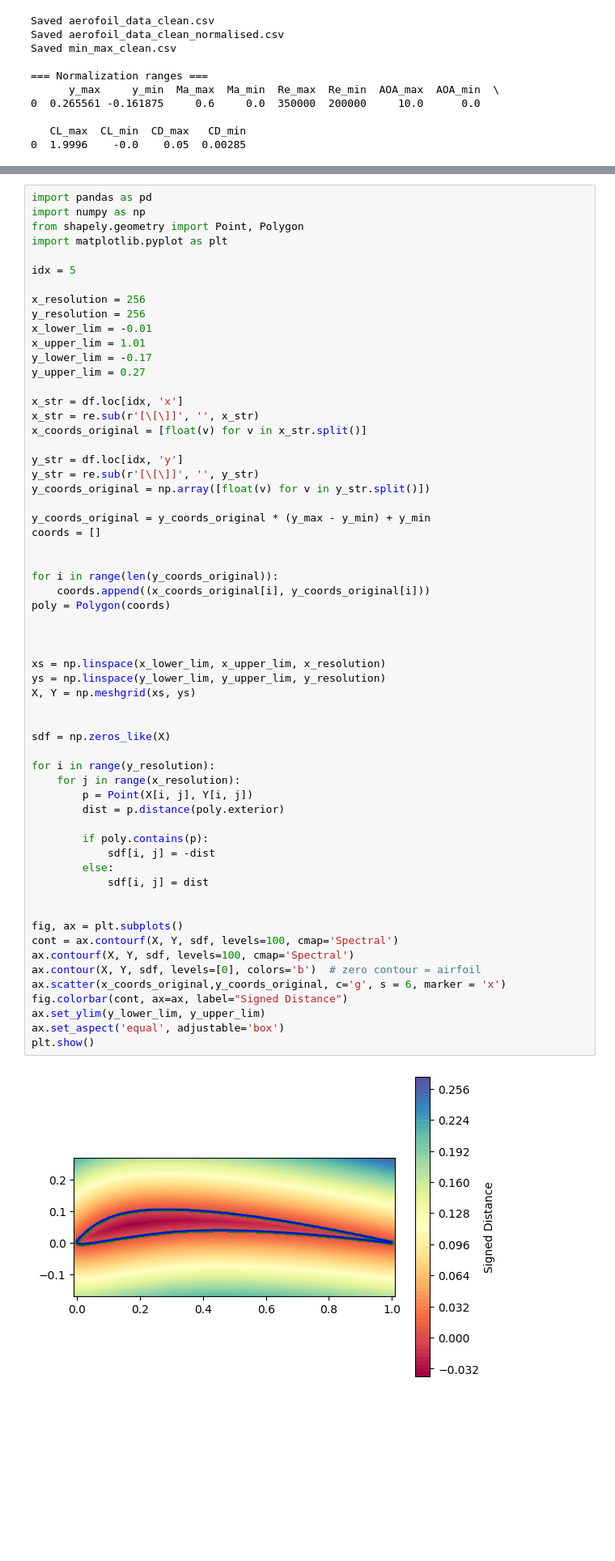
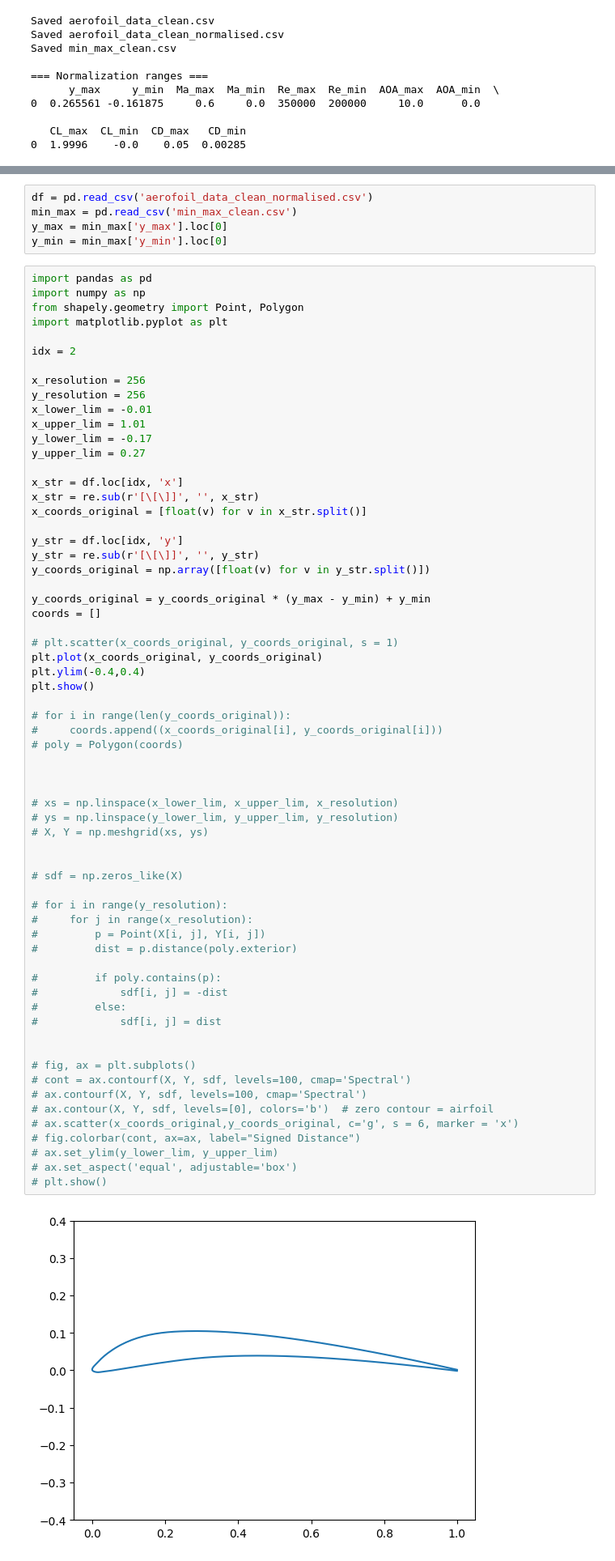
Before and after one commit to Yingfangeng/Diffusion_based_2DAirfoil_Generation, a Jupyter notebook: model_deployment.ipynb, the cells around one changed output, grey strips where cells are left out. Shown at 81% size. Drawn from its saved outputs; the diff is of its cells as text; blank space fills up the shorter version.

```diff
--- a/model_deployment.ipynb
+++ b/model_deployment.ipynb
@@ -279,62 +599,71 @@ df = pd.read_csv('aerofoil_data_clean_normalised.csv')
+# %%
+df = pd.read_csv('aerofoil_data_clean_normalised.csv')
+min_max = pd.read_csv('min_max_clean.csv')
+y_max = min_max['y_max'].loc[0]
+y_min = min_max['y_min'].loc[0]
 # %%
 import pandas as pd
 import numpy as np
 from shapely.geometry import Point, Polygon
 import matplotlib.pyplot as plt
 
-idx = 5
+idx = 2
 
 x_resolution = 256
 y_resolution = 256
 x_lower_lim = -0.01
 x_upper_lim = 1.01
 y_lower_lim = -0.17
 y_upper_lim = 0.27
 
 x_str = df.loc[idx, 'x']
 x_str = re.sub(r'[\[\]]', '', x_str)
 x_coords_original = [float(v) for v in x_str.split()]
 
 y_str = df.loc[idx, 'y']
 y_str = re.sub(r'[\[\]]', '', y_str)
 y_coords_original = np.array([float(v) for v in y_str.split()])
 
 y_coords_original = y_coords_original * (y_max - y_min) + y_min
 coords = []
 
+# plt.scatter(x_coords_original, y_coords_original, s = 1)
+plt.plot(x_coords_original, y_coords_original)
+plt.ylim(-0.4,0.4)
+plt.show()
 
-for i in range(len(y_coords_original)):
-    coords.append((x_coords_original[i], y_coords_original[i]))
-poly = Polygon(coords)
+# for i in range(len(y_coords_original)):
+#     coords.append((x_coords_original[i], y_coords_original[i]))
+# poly = Polygon(coords)
 
 
 
-xs = np.linspace(x_lower_lim, x_upper_lim, x_resolution)
-ys = np.linspace(y_lower_lim, y_upper_lim, y_resolution)
-X, Y = np.meshgrid(xs, ys)
+# xs = np.linspace(x_lower_lim, x_upper_lim, x_resolution)
+# ys = np.linspace(y_lower_lim, y_upper_lim, y_resolution)
+# X, Y = np.meshgrid(xs, ys)
 
 
-sdf = np.zeros_like(X)
+# sdf = np.zeros_like(X)
 
-for i in range(y_resolution):
-    for j in range(x_resolution):
-        p = Point(X[i, j], Y[i, j])
-        dist = p.distance(poly.exterior)
+# for i in range(y_resolution):
+#     for j in range(x_resolution):
+#         p = Point(X[i, j], Y[i, j])
+#         dist = p.distance(poly.exterior)
 
-        if poly.contains(p):
-            sdf[i, j] = -dist
-        else:
-            sdf[i, j] = dist
+#         if poly.contains(p):
+#             sdf[i, j] = -dist
+#         else:
+#             sdf[i, j] = dist
 
 
-fig, ax = plt.subplots()
-cont = ax.contourf(X, Y, sdf, levels=100, cmap='Spectral')
-ax.contourf(X, Y, sdf, levels=100, cmap='Spectral')
-ax.contour(X, Y, sdf, levels=[0], colors='b')  # zero contour = airfoil
-ax.scatter(x_coords_original,y_coords_original, c='g', s = 6, marker = 'x')
-fig.colorbar(cont, ax=ax, label="Signed Distance")
-ax.set_ylim(y_lower_lim, y_upper_lim)
-ax.set_aspect('equal', adjustable='box')
-plt.show()
+# fig, ax = plt.subplots()
+# cont = ax.contourf(X, Y, sdf, levels=100, cmap='Spectral')
+# ax.contourf(X, Y, sdf, levels=100, cmap='Spectral')
+# ax.contour(X, Y, sdf, levels=[0], colors='b')  # zero contour = airfoil
+# ax.scatter(x_coords_original,y_coords_original, c='g', s = 6, marker = 'x')
+# fig.colorbar(cont, ax=ax, label="Signed Distance")
+# ax.set_ylim(y_lower_lim, y_upper_lim)
+# ax.set_aspect('equal', adjustable='box')
+# plt.show()
 # %% [output]
-[figure, old version]
+[figure, new version]
```
Also changed, not shown: parts of 31 cells of this notebook, 10 other files.
